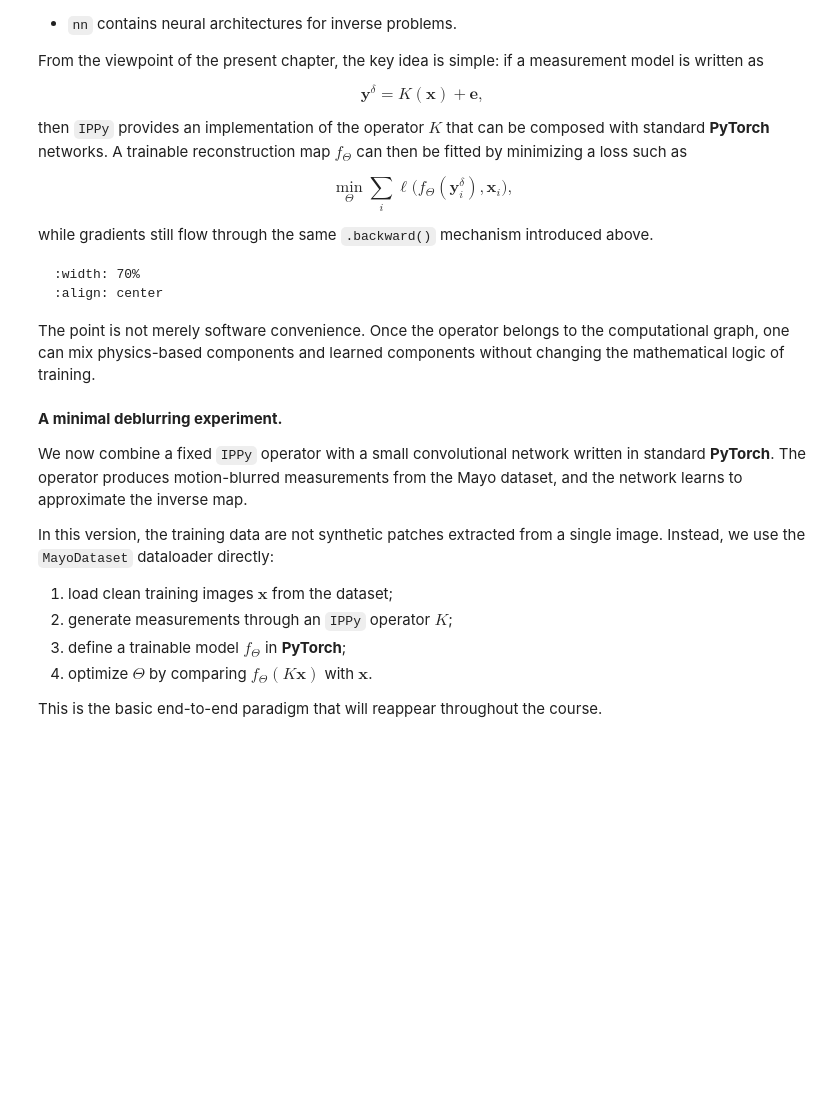
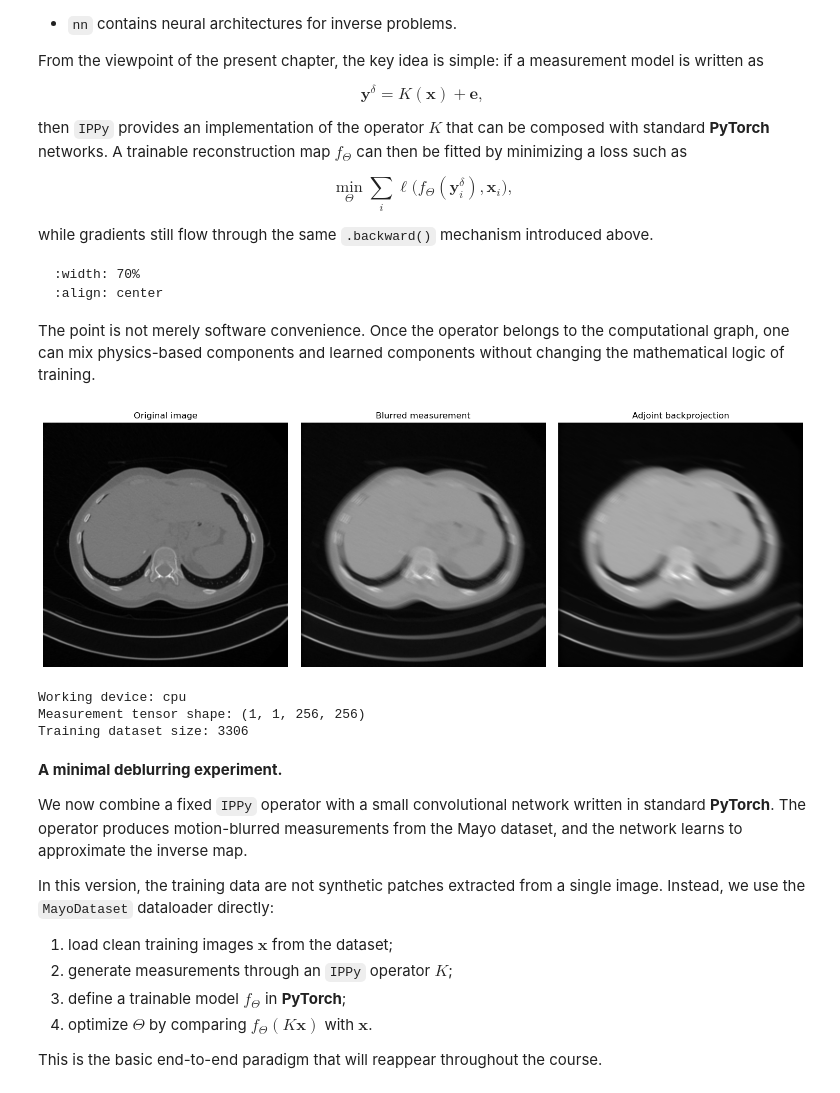
Before and after one commit to devangelista2/computational-imaging, a Jupyter notebook: 2025-26/_sources/intro/a-brief-overview-pytorch.ipynb, the cells around one changed output. Cells and saved outputs as stored; diff of their text form; code cells hidden in the pictures; blank space fills up the shorter version.

```diff
--- a/2025-26/_sources/intro/a-brief-overview-pytorch.ipynb
+++ b/2025-26/_sources/intro/a-brief-overview-pytorch.ipynb
@@ -376,73 +409,61 @@ def gaussian_noise(y, noise_level):
 class MayoDataset(Dataset):
     def __init__(self, data_path, data_shape):
         super().__init__()
-
         self.data_path = data_path
         self.data_shape = data_shape
-
-        # We expect data_path to be like "./data/Mayo/train" or "./data/Mayo/test"
-        self.fname_list = glob.glob(f"{data_path}/*/*.png")
+        self.fname_list = glob.glob(f'{data_path}/*/*.png')
 
     def __len__(self):
         return len(self.fname_list)
 
     def __getitem__(self, idx):
-        # Load the idx's image from fname_list
         img_path = self.fname_list[idx]
-
-         # To load the image as grey-scale
-        x = Image.open(img_path).convert("L")
-
-        # Resize to the required shape
+        x = Image.open(img_path).convert('L')
         x = transforms.Compose([
             transforms.ToTensor(),
-            transforms.Resize(self.data_shape), # (1, n_x, n_y)
+            transforms.Resize(self.data_shape),
         ])(x)
         return x
-
-    def get_patient_and_slice(self, idx):
-        '''
-        A utility function. Given an idx, it returns the patient ID and the number of slice of
-        that patient corresponding to the idx's datapoint.
-        '''
-        fname = self.fname_list[idx]
-        patient_id = fname.split('/')[-2]
-        slice_n = fname.split('/')[-1]
-        return patient_id, slice_n
 
 torch.manual_seed(0)
 device = get_device()
 
-dataset = MayoDataset(data_path="../Mayo/train", data_shape=256)
-loader = DataLoader(dataset, batch_size=4, shuffle=True)
+train_dataset = MayoDataset(data_path='../Mayo/train', data_shape=256)
+train_loader = DataLoader(train_dataset, batch_size=4, shuffle=True)
 
-x_true = next(iter(loader))[0:1].to(device)
+x_true = next(iter(train_loader))[0:1].to(device)
 K = operators.Blurring(
     img_shape=(256, 256),
     kernel_type='motion',
     kernel_size=9,
     motion_angle=20,
 )
 
 with torch.no_grad():
     y_clean = K(x_true)
     y_delta = y_clean + gaussian_noise(y_clean, noise_level=0.01)
     x_adjoint = K.T(y_delta)
 
 fig, axes = plt.subplots(1, 3, figsize=(15, 5))
 for ax, image, title in zip(
     axes,
     [x_true, y_delta, x_adjoint],
     ['Original image', 'Blurred measurement', 'Adjoint backprojection'],
 ):
     ax.imshow(image.detach().cpu().squeeze(), cmap='gray')
     ax.set_title(title)
     ax.axis('off')
+plt.tight_layout()
 plt.show()
 
 print('Working device:', device)
 print('Measurement tensor shape:', tuple(y_delta.shape))
-print('Training dataset size:', len(dataset))
+print('Training dataset size:', len(train_dataset))
+# %% [output]
+[figure, added]
+Working device: cpu
+Measurement tensor shape: (1, 1, 256, 256)
+Training dataset size: 3306
 # %% [markdown]
 **A minimal deblurring experiment.**
 
```
Also changed, not shown: parts of 10 cells of this notebook, 38 other files.
